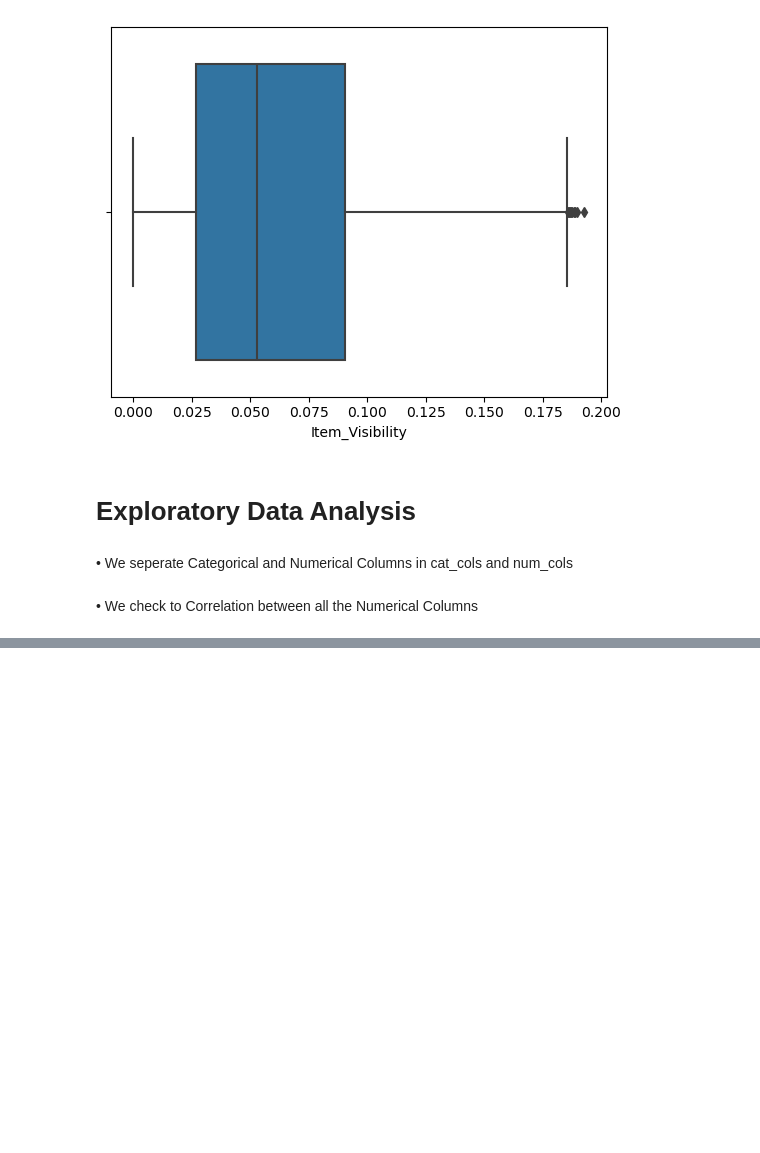
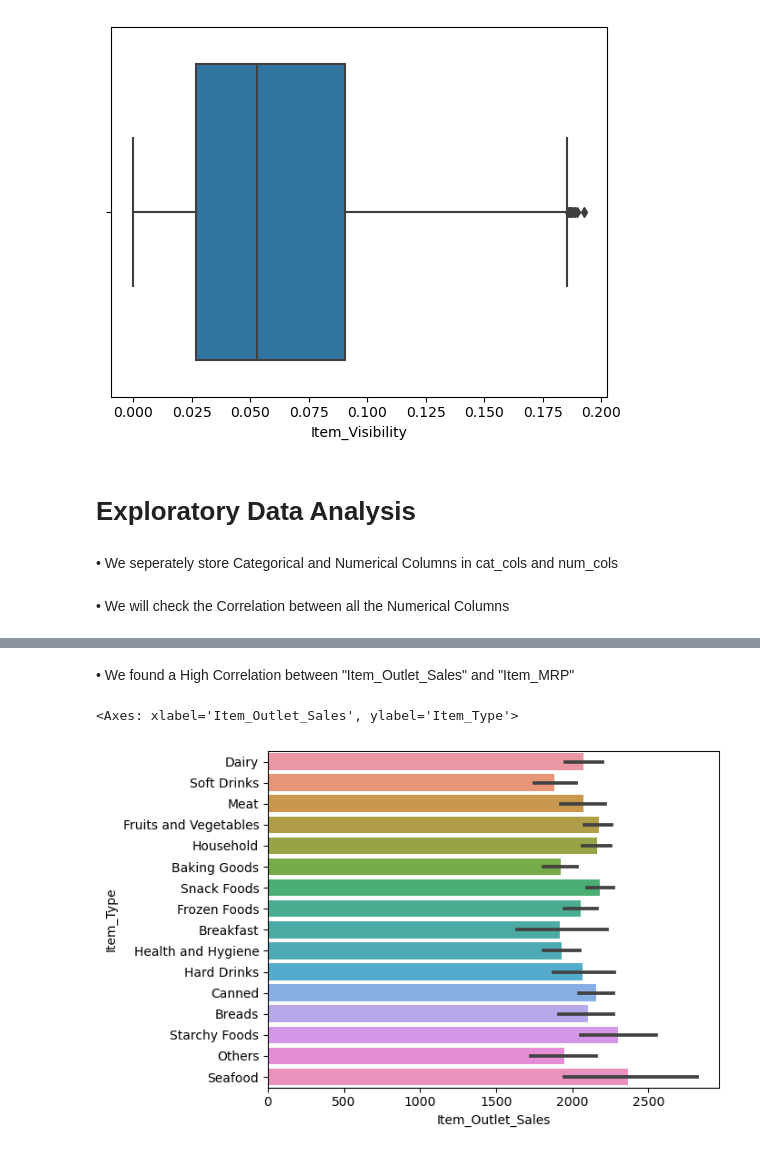
Before and after one commit to UTSAVMONDAL31/Bigmart-Prediction-Model, a Jupyter notebook: Bigmart Sales Prediction.ipynb, the cells around one changed output, grey strips where cells are left out. Drawn from its saved outputs; the diff is of its cells as text; code cells hidden in the pictures; blank space fills up the shorter version.

```diff
--- a/Bigmart Sales Prediction.ipynb
+++ b/Bigmart Sales Prediction.ipynb
@@ -563,12 +565,12 @@ tested_data = test_data_no_outlier.copy()
 # %% [markdown]
 # Exploratory Data Analysis
 # %% [markdown]
-• We seperate Categorical and Numerical Columns in cat_cols and num_cols
+• We seperately store Categorical and Numerical Columns in cat_cols and num_cols
 # %%
 cat_cols = trained_data.select_dtypes(include=['object']).columns.tolist()
 num_cols = trained_data.select_dtypes(include=np.number).columns.tolist()
 # %% [markdown]
-• We check to Correlation between all the Numerical Columns
+• We will check the Correlation between all the Numerical Columns
 # %%
 trained_data[num_cols].corr()
 # %% [output]
@@ -578,3 +580,10 @@ trained_data[num_cols].corr()
 | Item_MRP | 0.026178 | 0.001426 | 1.000000 | 0.027364 | 0.564361 |
 | Outlet_Establishment_Year | -0.009335 | -0.034039 | 0.027364 | 1.000000 | -0.009663 |
 | Item_Outlet_Sales | 0.010881 | -0.071907 | 0.564361 | -0.009663 | 1.000000 |
+# %% [markdown]
+• We found a High Correlation between "Item_Outlet_Sales" and "Item_MRP"
+# %%
+sns.barplot(x = 'Item_Outlet_Sales',y = 'Item_Type',data = trained_data)
+# %% [output]
+<Axes: xlabel='Item_Outlet_Sales', ylabel='Item_Type'>
+[figure, added]
```
Also changed, not shown: parts of 4 cells of this notebook.
